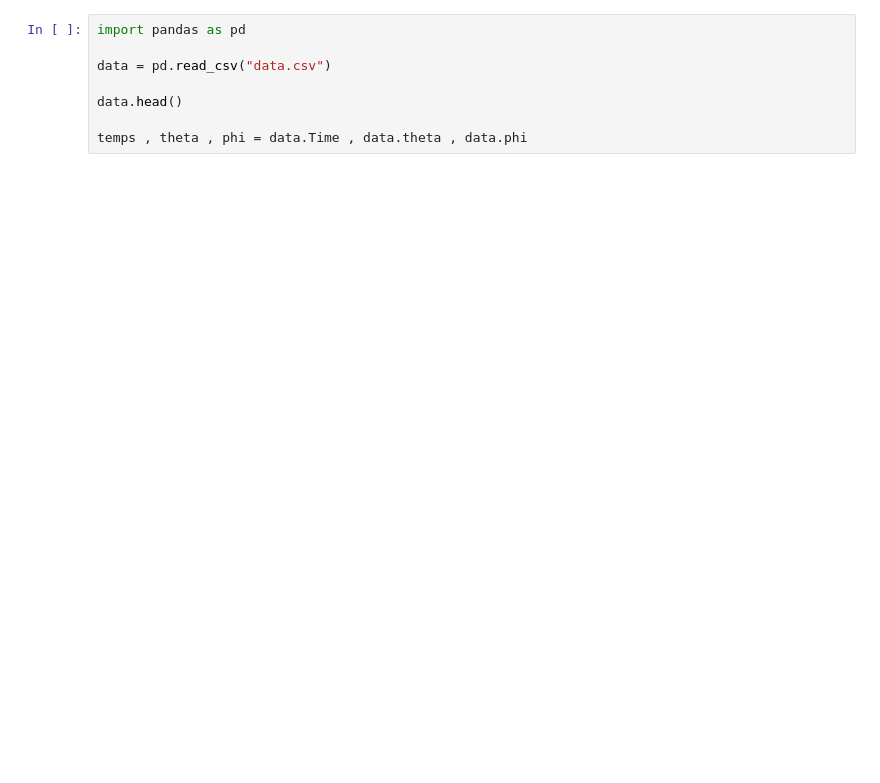
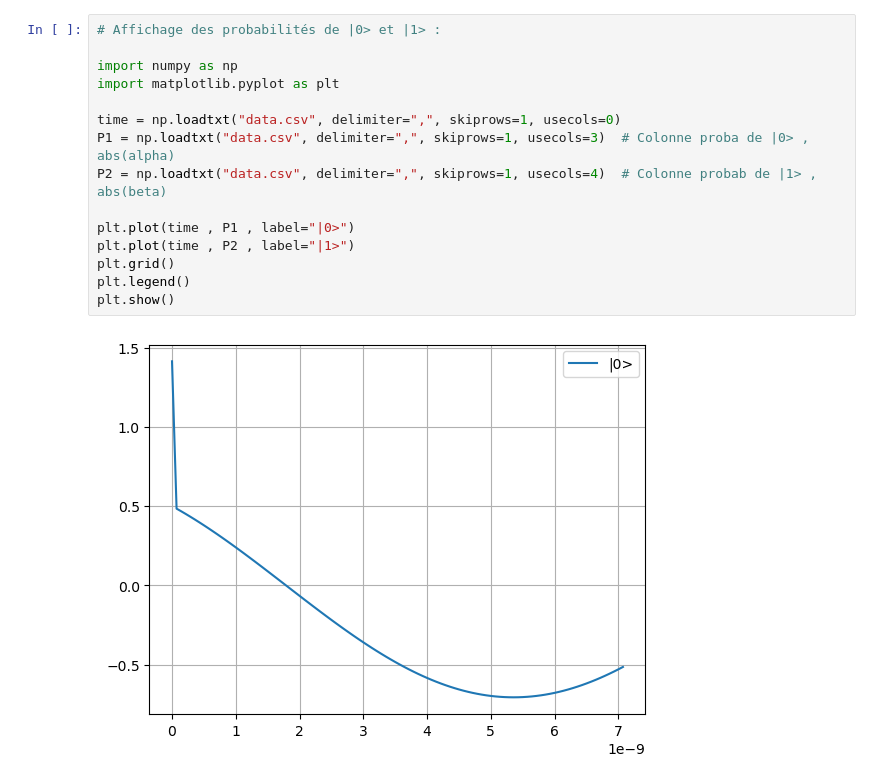
Before and after one commit to Gepepe91/projet_qubit, a Jupyter notebook: visualisation.ipynb, the cells around one changed output. Cells and saved outputs as stored; diff of their text form; blank space fills up the shorter version.

```diff
--- a/visualisation.ipynb
+++ b/visualisation.ipynb
@@ -52,9 +52,18 @@ anim.save("precession_arrow.gif", writer="ffmpeg", fps=60)
 MovieWriter ffmpeg unavailable; using Pillow instead.
-# %%
-import pandas as pd
-
-data = pd.read_csv("data.csv")
-
-data.head()
-
-temps , theta , phi = data.Time , data.theta , data.phi
+# %%
+# Affichage des probabilités de |0> et |1> :
+
+import numpy as np
+import matplotlib.pyplot as plt
+
+time = np.loadtxt("data.csv", delimiter=",", skiprows=1, usecols=0)
+P1 = np.loadtxt("data.csv", delimiter=",", skiprows=1, usecols=3)  # Colonne proba de |0> , abs(alpha)
+P2 = np.loadtxt("data.csv", delimiter=",", skiprows=1, usecols=4)  # Colonne probab de |1> , abs(beta)
+
+plt.plot(time , P1 , label="|0>")
+plt.plot(time , P2 , label="|1>")
+plt.grid()
+plt.legend()
+plt.show()
+# %% [output]
+[figure, added]
```
Also changed, not shown: parts of 1 cell of this notebook, 34 other files.
